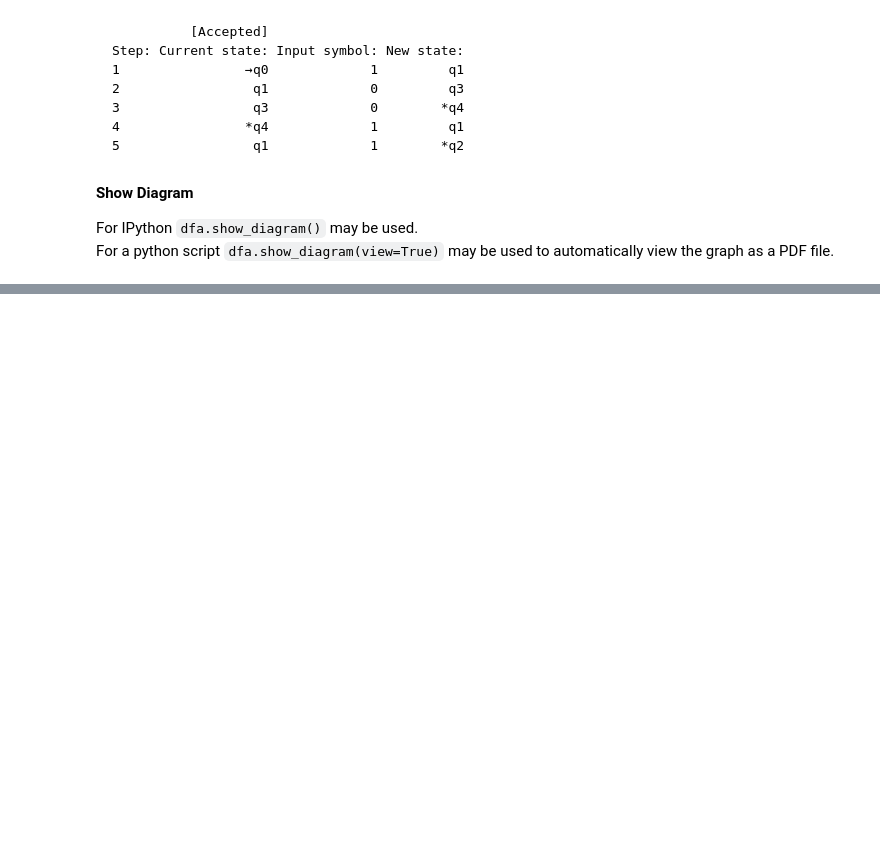
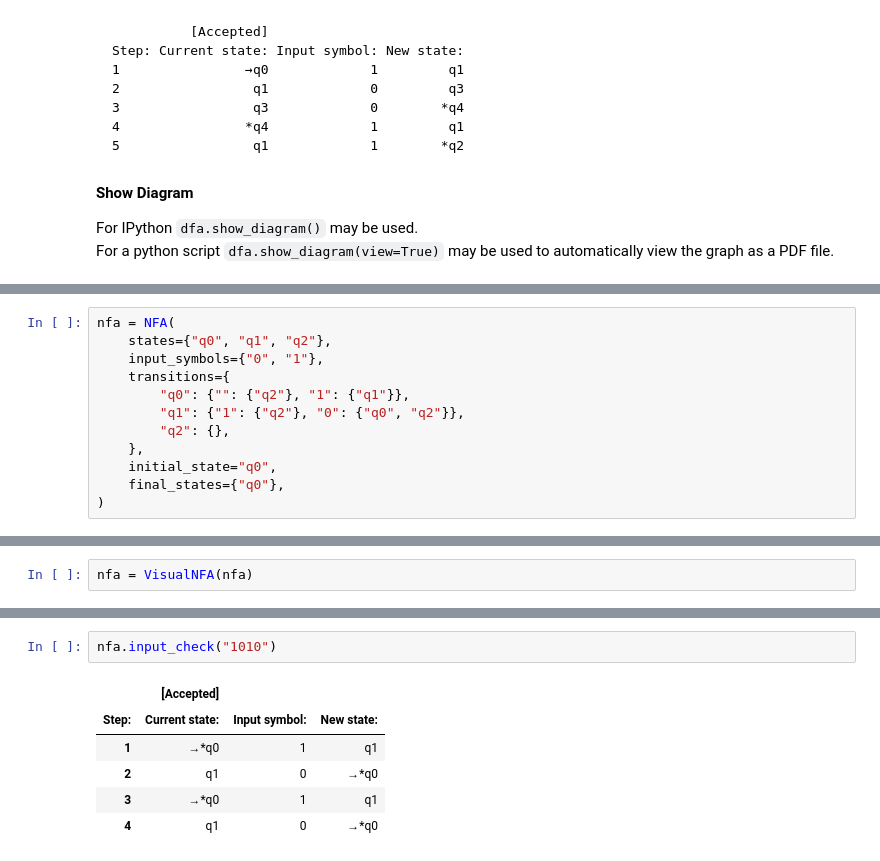
Before and after one commit to lewiuberg/visual-automata, a Jupyter notebook: README.ipynb, the cells around one changed output, grey strips where cells are left out. Drawn from its saved outputs; the diff is of its cells as text; blank space fills up the shorter version.

```diff
--- a/README.ipynb
+++ b/README.ipynb
@@ -259,0 +317,12 @@ dfa.show_diagram("10011")
+# %%
+nfa = NFA(
+    states={"q0", "q1", "q2"},
+    input_symbols={"0", "1"},
+    transitions={
+        "q0": {"": {"q2"}, "1": {"q1"}},
+        "q1": {"1": {"q2"}, "0": {"q0", "q2"}},
+        "q2": {},
+    },
+    initial_state="q0",
+    final_states={"q0"},
+)
@@ -259,0 +331,2 @@ dfa.show_diagram("10011")
+# %%
+nfa = VisualNFA(nfa)
@@ -259,0 +398,9 @@ dfa.show_diagram("10011")
+# %%
+nfa.input_check("1010")
+# %% [output]
+|  | [Accepted] |  |  |
+| Step: | Current state: | Input symbol: | New state: |
+| 1 | →*q0 | 1 | q1 |
+| 2 | q1 | 0 | →*q0 |
+| 3 | →*q0 | 1 | q1 |
+| 4 | q1 | 0 | →*q0 |
```
Also changed, not shown: parts of 43 cells of this notebook, 9 other files.
